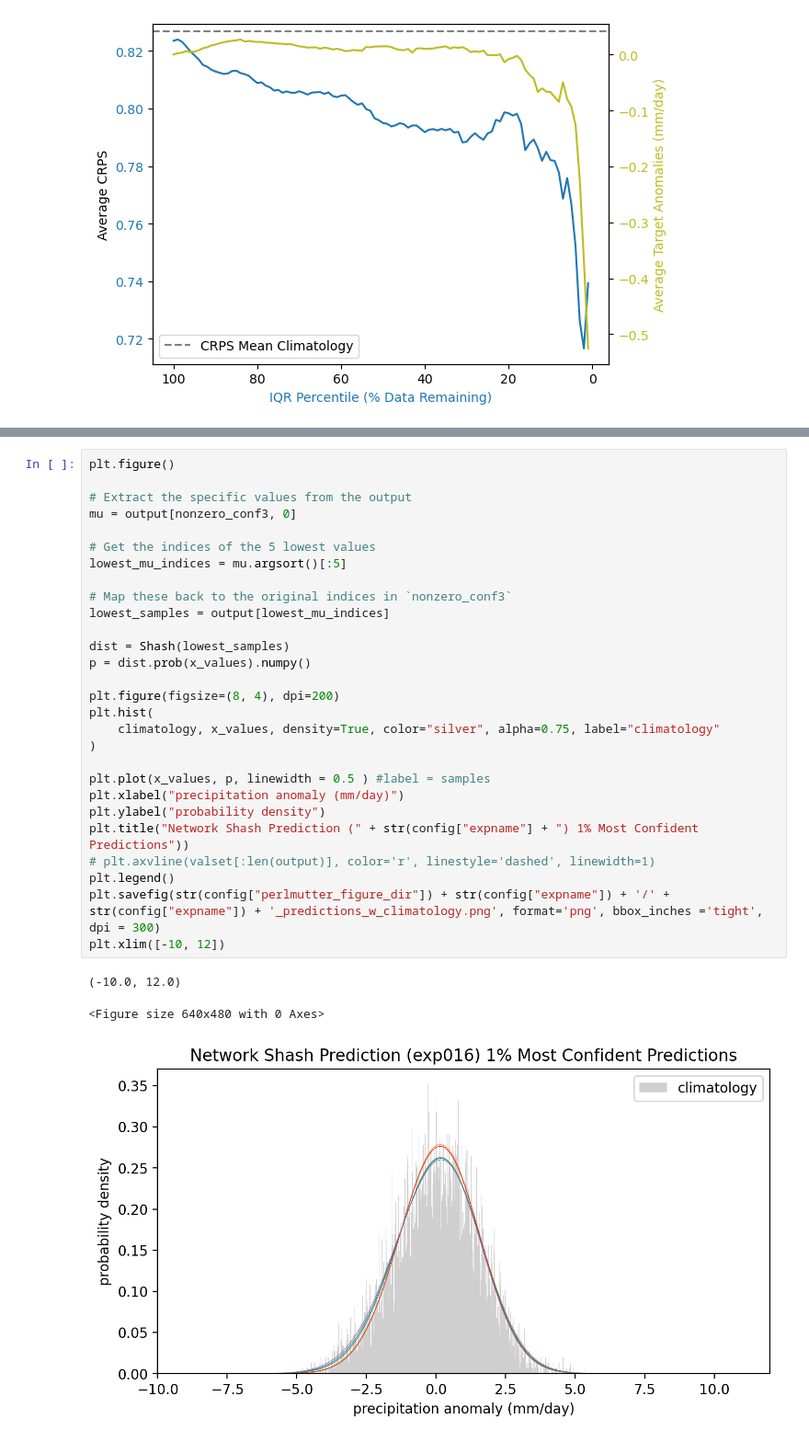
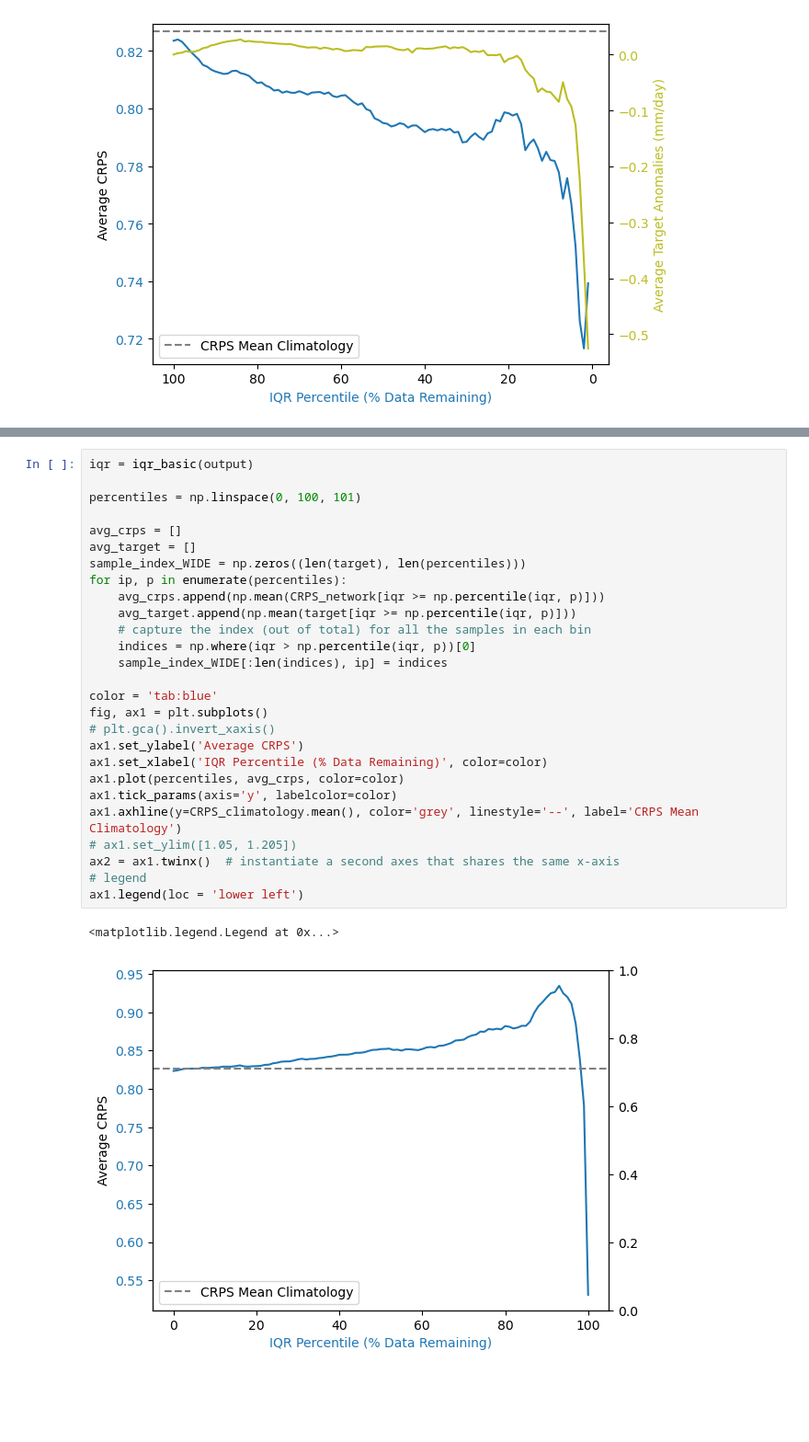
Before and after one commit to Jolan-vP/E3SM, a Jupyter notebook: exp016_predictionsweep.ipynb, the cells around one changed output, grey strips where cells are left out. Shown: that part at 92% size. Drawn from its saved outputs; the diff is of its cells as text; blank space fills up the shorter version.

```diff
--- a/exp016_predictionsweep.ipynb
+++ b/exp016_predictionsweep.ipynb
@@ -145,32 +168,30 @@ plt.plot(output[nonzero_conf3, 3])
-# %%
-plt.figure()
-
-# Extract the specific values from the output
-mu = output[nonzero_conf3, 0]
-
-# Get the indices of the 5 lowest values
-lowest_mu_indices = mu.argsort()[:5]
-
-# Map these back to the original indices in `nonzero_conf3`
-lowest_samples = output[lowest_mu_indices]
-
-dist = Shash(lowest_samples)
-p = dist.prob(x_values).numpy()
-
-plt.figure(figsize=(8, 4), dpi=200)
-plt.hist(
-    climatology, x_values, density=True, color="silver", alpha=0.75, label="climatology"
-)
-
-plt.plot(x_values, p, linewidth = 0.5 ) #label = samples
-plt.xlabel("precipitation anomaly (mm/day)")
-plt.ylabel("probability density")
-plt.title("Network Shash Prediction (" + str(config["expname"] + ") 1% Most Confident Predictions"))
-# plt.axvline(valset[:len(output)], color='r', linestyle='dashed', linewidth=1)
-plt.legend()
-plt.savefig(str(config["perlmutter_figure_dir"]) + str(config["expname"]) + '/' + str(config["expname"]) + '_predictions_w_climatology.png', format='png', bbox_inches ='tight', dpi = 300)
-plt.xlim([-10, 12])
-# %% [output]
-(-10.0, 12.0)
-<Figure size 640x480 with 0 Axes>
-[figure, removed]
+# %%
+iqr = iqr_basic(output)
+
+percentiles = np.linspace(0, 100, 101)
+
+avg_crps = []
+avg_target = []
+sample_index_WIDE = np.zeros((len(target), len(percentiles)))
+for ip, p in enumerate(percentiles):
+    avg_crps.append(np.mean(CRPS_network[iqr >= np.percentile(iqr, p)]))
+    avg_target.append(np.mean(target[iqr >= np.percentile(iqr, p)]))
+    # capture the index (out of total) for all the samples in each bin
+    indices = np.where(iqr > np.percentile(iqr, p))[0]
+    sample_index_WIDE[:len(indices), ip] = indices
+
+color = 'tab:blue'
+fig, ax1 = plt.subplots()
+# plt.gca().invert_xaxis()
+ax1.set_ylabel('Average CRPS')
+ax1.set_xlabel('IQR Percentile (% Data Remaining)', color=color)
+ax1.plot(percentiles, avg_crps, color=color)
+ax1.tick_params(axis='y', labelcolor=color)
+ax1.axhline(y=CRPS_climatology.mean(), color='grey', linestyle='--', label='CRPS Mean Climatology')
+# ax1.set_ylim([1.05, 1.205])
+ax2 = ax1.twinx()  # instantiate a second axes that shares the same x-axis
+# legend
+ax1.legend(loc = 'lower left')
+# %% [output]
+<matplotlib.legend.Legend at 0x...>
+[figure, added]
```
Also changed, not shown: parts of 5 cells of this notebook, 5 other files.
